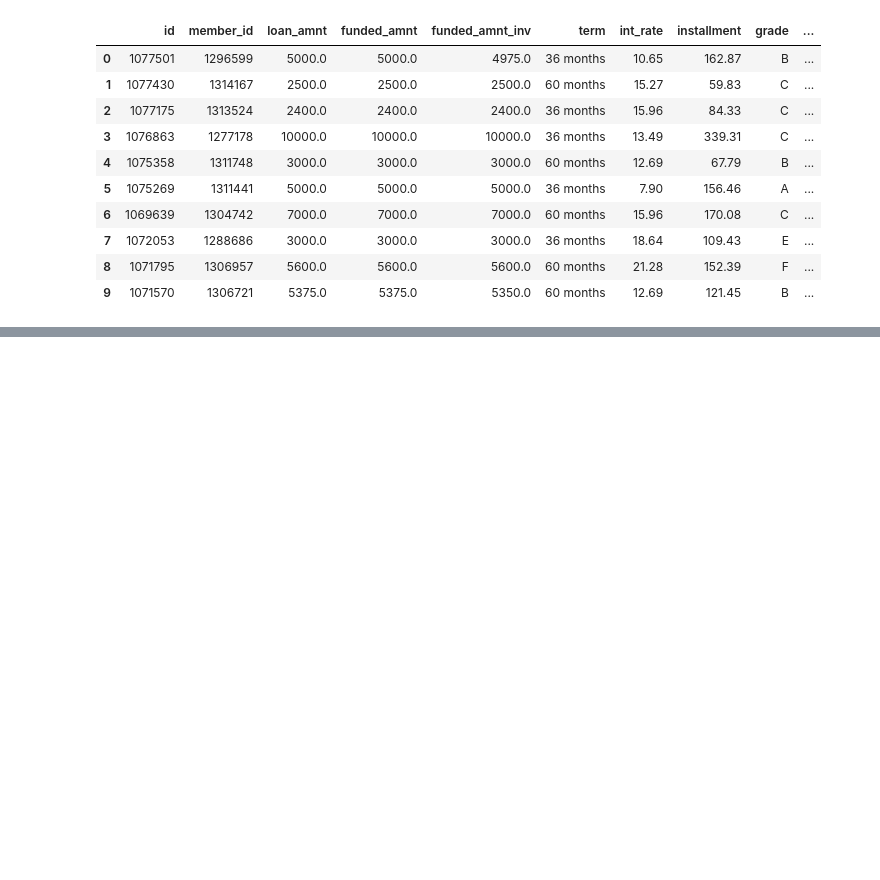
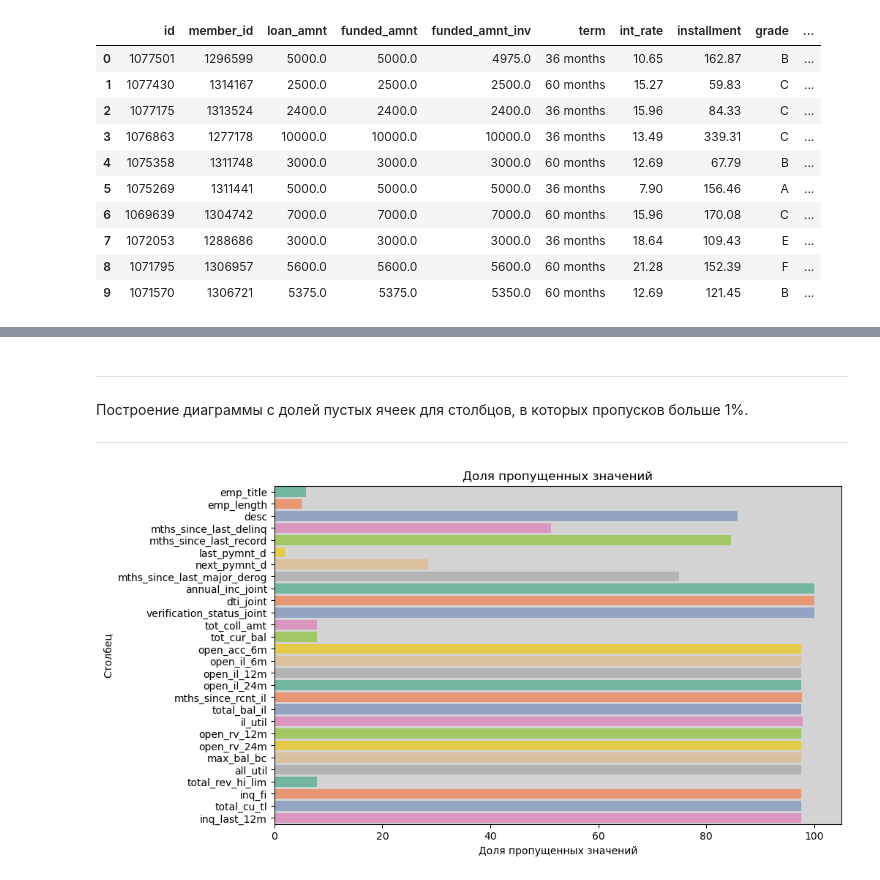
Before and after one commit to IlyaMatsievskiy/Credit_scoring, a Jupyter notebook: credit_scoring.ipynb, the cells around one changed output, grey strips where cells are left out. Saved outputs shown, nothing was run; the diff lists cells and outputs as text; code cells hidden in the pictures; blank space fills up the shorter version.

```diff
--- a/credit_scoring.ipynb
+++ b/credit_scoring.ipynb
@@ -71,0 +107,31 @@ df.head(10)
+# %%
+df = df[df['application_type'] != 'JOINT']
+
+df.drop(columns='application_type', inplace=True)
+# %% [markdown]
+
+
+---
+
+
+Построение диаграммы с долей пустых ячеек для столбцов, в которых пропусков больше 1%.
+
+---
+# %%
+null_per = df.isnull().mean() * 100
+
+null_per = null_per[null_per > 1]
+
+plt.figure(figsize=(10, 6))
+
+sns.barplot(x=null_per.values, y=null_per.index, palette='Set2')
+
+plt.xlabel('Доля пропущенных значений')
+plt.ylabel('Столбец')
+plt.title('Доля пропущенных значений')
+
+plt.gca().set_facecolor('lightgray')
+
+plt.show()
+# %% [output]
+[figure, added]
```
Also changed, not shown: parts of 135 cells of this notebook.
